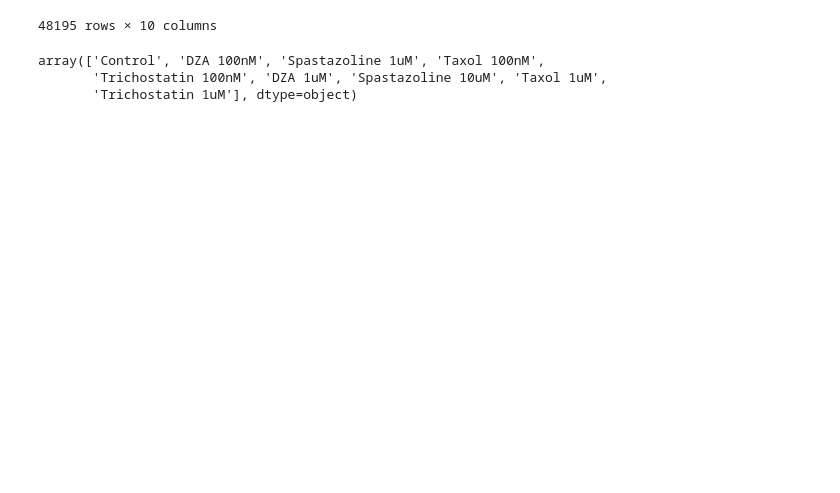
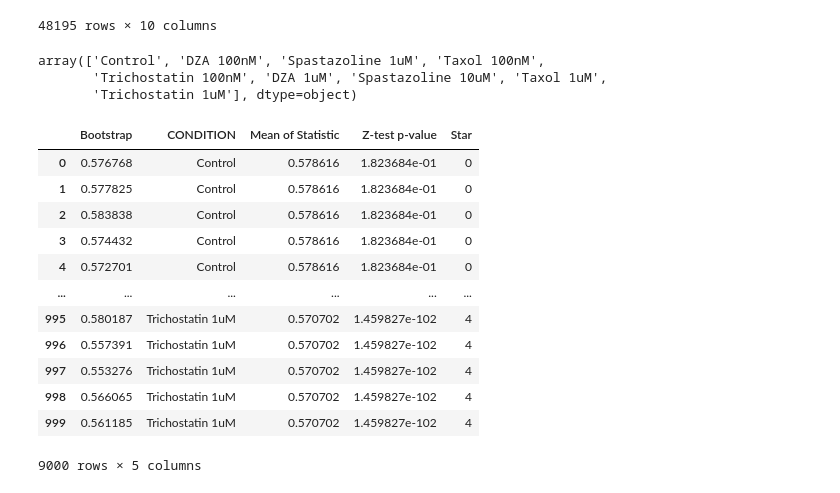
Before and after one commit to sofiacruzt/sofia-brouhardlab, a Jupyter notebook: dynamics/EJCB2023/Untitled.ipynb, the cells around one changed output. Drawn from its saved outputs; the diff is of its cells as text; code cells hidden in the pictures; blank space fills up the shorter version.

```diff
--- a/dynamics/EJCB2023/Untitled.ipynb
+++ b/dynamics/EJCB2023/Untitled.ipynb
@@ -47,3 +46,59 @@ data['CONDITION'].unique()
 array(['Control', 'DZA 100nM', 'Spastazoline 1uM', 'Taxol 100nM',
        'Trichostatin 100nM', 'DZA 1uM', 'Spastazoline 10uM', 'Taxol 1uM',
        'Trichostatin 1uM'], dtype=object)
+# %%
+def bootstrap_ztest(data,parameter,statistic): #parameter e.g. 'TRACK_MEAN_SPEED (um/min)' #statistic e.g. np.mean
+
+    data_ctl =  (data[(data['CONDITION']=='Control')][parameter],)
+    res_ctl = bootstrap(data_ctl, statistic, confidence_level=0.9, n_resamples=1000,
+                random_state=rng)
+    df = pd.DataFrame(columns=[] , index=[])
+
+    for condition in data['CONDITION'].unique():
+        data_test = (data[(data['CONDITION']==condition)][parameter],)
+        res_test = bootstrap(data_test, statistic, confidence_level=0.9, n_resamples=1000,
+                random_state=rng)
+
+        stat, pvalue = ztest(res_ctl.bootstrap_distribution, res_test.bootstrap_distribution, value=0)\
+
+        star = 0
+
+        if pvalue > 0.05:
+            star = 0
+        if pvalue <= 0.05:
+            star = 1
+        if pvalue <= 0.01:
+            star = 2
+        if pvalue <= 0.001:
+            star = 3
+        if pvalue <= 0.0001:
+            star = 4
+
+        d = {'Bootstrap': res_test.bootstrap_distribution}
+        df0 = pd.DataFrame(data=d)
+
+        df0['CONDITION'] = condition
+        df0['Mean of Statistic'] = res_test.bootstrap_distribution.mean()
+        #df0['Confidence Interval'] = res_test.confidence_interval
+        df0['Z-test p-value'] = pvalue
+        df0['Star'] = star
+
+        df = pd.concat([df, df0], sort=False)
+
+    return df
+# %%
+bootstrap_ztest(data,'TRACK_MEAN_SPEED (um/min)',np.mean)
+# %% [output]
+|  | Bootstrap | CONDITION | Mean of Statistic | Z-test p-value | Star |
+| 0 | 0.576768 | Control | 0.578616 | 1.823684e-01 | 0 |
+| 1 | 0.577825 | Control | 0.578616 | 1.823684e-01 | 0 |
+| 2 | 0.583838 | Control | 0.578616 | 1.823684e-01 | 0 |
+| 3 | 0.574432 | Control | 0.578616 | 1.823684e-01 | 0 |
+| 4 | 0.572701 | Control | 0.578616 | 1.823684e-01 | 0 |
+| ... | ... | ... | ... | ... | ... |
+| 995 | 0.580187 | Trichostatin 1uM | 0.570702 | 1.459827e-102 | 4 |
+| 996 | 0.557391 | Trichostatin 1uM | 0.570702 | 1.459827e-102 | 4 |
+| 997 | 0.553276 | Trichostatin 1uM | 0.570702 | 1.459827e-102 | 4 |
+| 998 | 0.566065 | Trichostatin 1uM | 0.570702 | 1.459827e-102 | 4 |
+| 999 | 0.561185 | Trichostatin 1uM | 0.570702 | 1.459827e-102 | 4 |
+9000 rows × 5 columns
```
Also changed, not shown: parts of 12 cells of this notebook, 2 other files.
